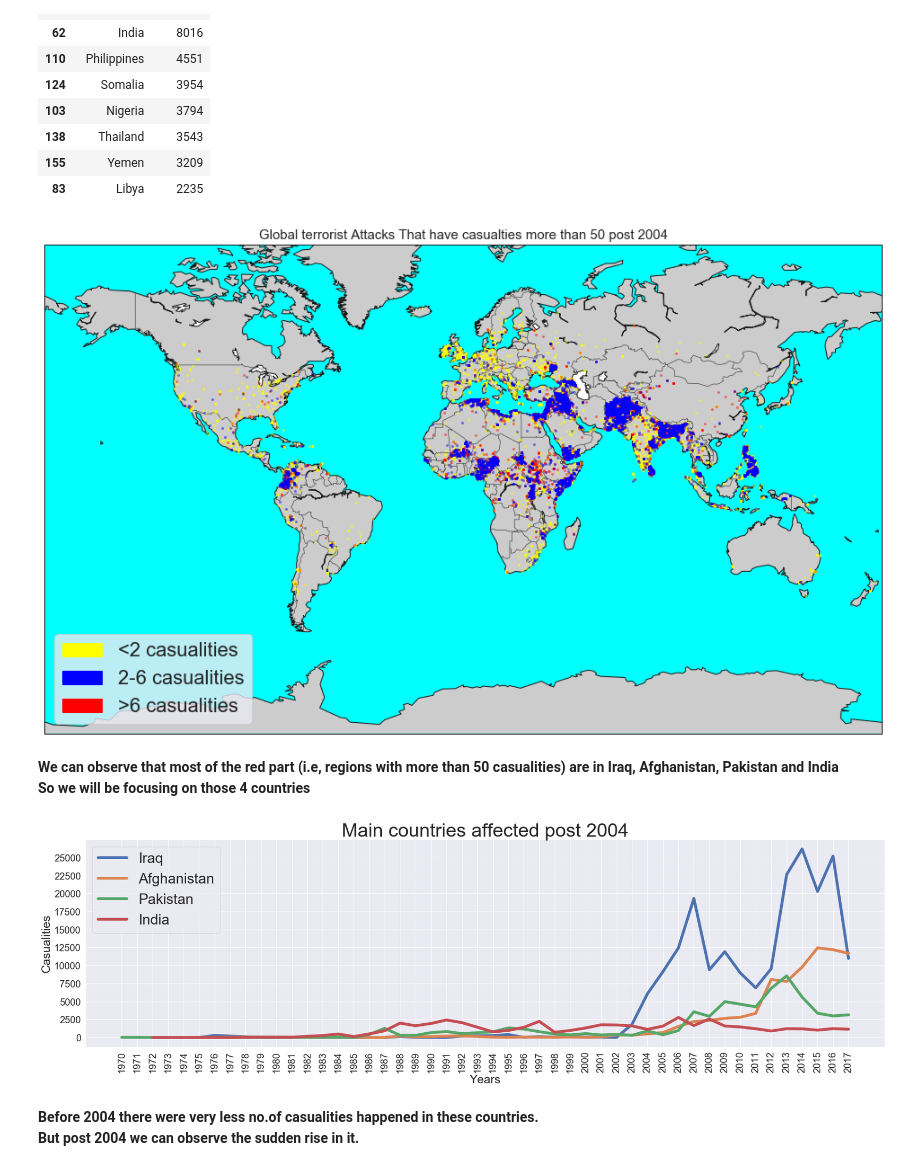
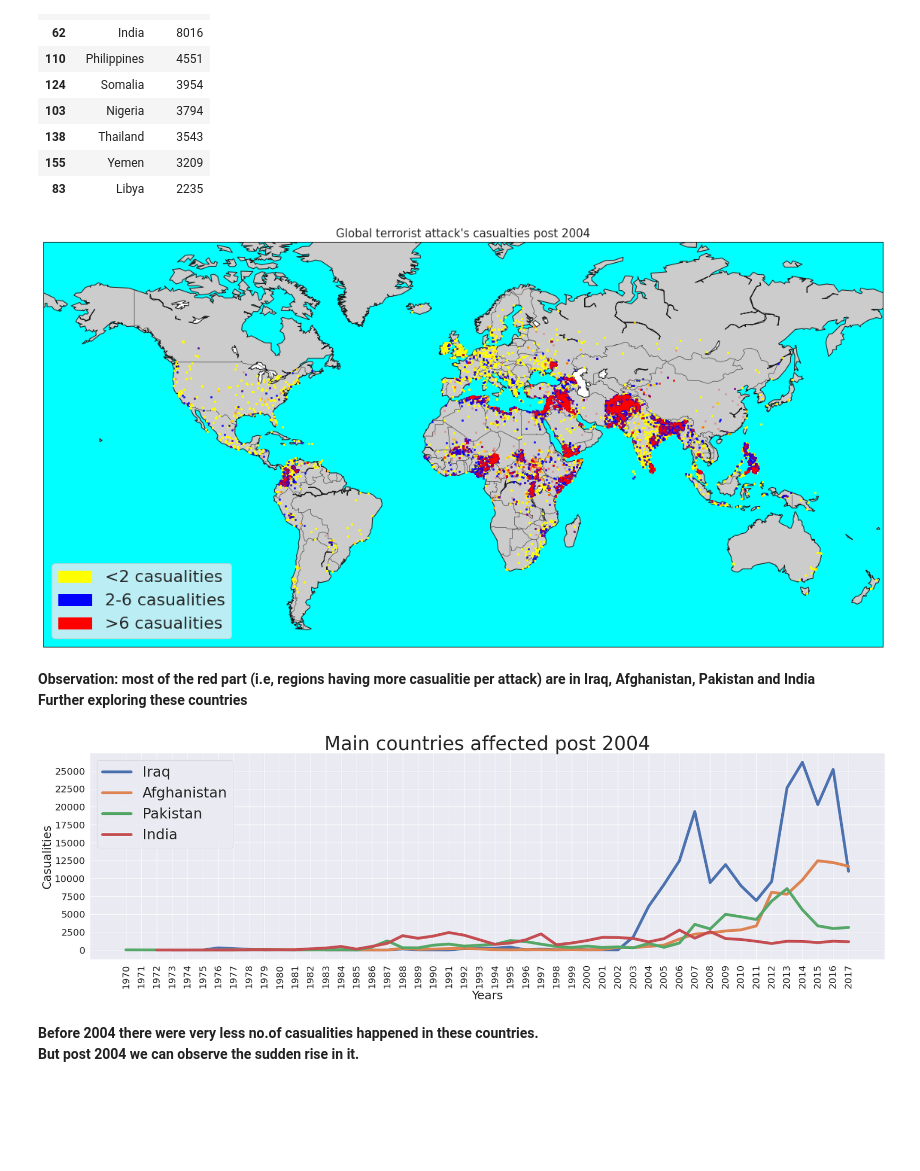
Before and after one commit to bhanuprakash-7/Global_Terrorsim_EDA, a Jupyter notebook: GlobalTerrorismEDA.ipynb, the cells around one changed output. Saved outputs shown, nothing was run; the diff lists cells and outputs as text; code cells hidden in the pictures; blank space fills up the shorter version.

```diff
--- a/GlobalTerrorismEDA.ipynb
+++ b/GlobalTerrorismEDA.ipynb
@@ -12,6 +64,6 @@ pd.set_option('display.width', 500)
 # %% [markdown]
 # 1. Reading the data
 # %%
-#reading csv file into dataframe
-terror = pd.read_csv('Global Terrorism Data.csv',encoding='latin1',low_memory=False)
+# reading csv file into dataframe
+terror = pd.read_csv('/content/drive/MyDrive/Colab Notebooks/Global Terrorism Analysis - Abdul Wadood/Copy of Global Terrorism Data.csv', encoding='latin1', low_memory=False)
 # %% [markdown]
@@ -288,40 +351,40 @@ after.groupby('Country')['event_id'].count().reset_index().sort_values(by='event
 | 155 | Yemen | 3209 |
 | 83 | Libya | 2235 |
 # %%
-from mpl_toolkits.basemap import Basemap
-import matplotlib.patches as mpatches
+# plotting casualties across countries post 2004 on world map, using Basemap
+
 pd.options.mode.chained_assignment = None
 after['casualities'] = after['Wounds'] + after['Deaths']
-global_map = Basemap(projection='mill',llcrnrlat=-80,urcrnrlat=80, llcrnrlon=-180,urcrnrlon=180,lat_ts=20,resolution='c',lat_0=True,lat_1=True)
+global_map = Basemap(projection='mill',llcrnrlat=-60,urcrnrlat=80, llcrnrlon=-180,urcrnrlon=180,lat_ts=20,resolution='c',lat_0=True,lat_1=True)
 
 lat_=list(after[after['casualities']<=2].Latitude)
 long_=list(after[after['casualities']<=2].Longitude)
 x_,y_=global_map(long_,lat_)
-global_map.plot(x_, y_,'go',markersize=2,color = 'yellow',alpha=0.4)
+global_map.plot(x_, y_,'go',markersize=2,color = 'yellow',alpha=1)
+
+lat_=list(after[(after['casualities']>2) & (after['casualities']<=6)].Latitude)
+long_=list(after[(after['casualities']>2) & (after['casualities']<=6)].Longitude)
+x_,y_=global_map(long_,lat_)
+global_map.plot(x_, y_,'go',markersize=2,color = 'blue',alpha=0.8)
 
 lat_=list(after[after['casualities']>6].Latitude)
 long_=list(after[after['casualities']>6].Longitude)
 x_,y_=global_map(long_,lat_)
-global_map.plot(x_, y_,'go',markersize=2,color = 'red',alpha=0.4)
-
-lat_=list(after[(after['casualities']>2) & (after['casualities']<=6)].Latitude)
-long_=list(after[(after['casualities']>2) & (after['casualities']<=6)].Longitude)
-x_,y_=global_map(long_,lat_)
-global_map.plot(x_, y_,'go',markersize=2,color = 'blue',alpha=0.4)
+global_map.plot(x_, y_,'go',markersize=2,color = 'red',alpha=0.2)
 
 global_map.drawcoastlines()
 global_map.drawcountries()
 global_map.fillcontinents(lake_color='white')
 global_map.drawmapboundary(fill_color='#00ffff')
 fig=plt.gcf()
 fig.set_size_inches(20,10)
-plt.title('Global terrorist Attacks That have casualties more than 50 post 2004',fontsize = 15)
+plt.title("Global terrorist attack's casualties post 2004",fontsize = 15)
 
 plt.legend(loc='lower left',handles=[mpatches.Patch(color='yellow',label='<2 casualities'),mpatches.Patch(color='blue',label='2-6 casualities'),mpatches.Patch(color='red',label='>6 casualities')])
 
 plt.show()
 # %% [output]
-[figure, old version]
+[figure, new version]
 # %% [markdown]
-<b>We can observe that most of the red part (i.e, regions with more than 50 casualities) are in Iraq, Afghanistan, Pakistan and India <br> So we will be focusing on those 4 countries</b>
+<b>Observation: most of the red part (i.e, regions having more casualitie per attack) are in Iraq, Afghanistan, Pakistan and India <br> Further exploring these countries</b>
 # %%
@@ -331,7 +395,7 @@ Afg_data = df[df['Country']=='Afghanistan'].groupby('Year')['Casualities'].sum()
 Pak_data = df[df['Country']=='Pakistan'].groupby('Year')['Casualities'].sum().reset_index()
 Ind_data = df[df['Country']=='India'].groupby('Year')['Casualities'].sum().reset_index()
 # %%
-#Casualities of the 4 countries after and before 2004
+# plotting the Casualities of the 4 countries across years
 plt.figure(figsize=(30, 8))
 a = sns.lineplot(x='Year',y='Casualities',data=Iraq_data,linewidth = 6,label='Iraq')
 a = sns.lineplot(x='Year',y='Casualities',data=Afg_data,linewidth = 6,label='Afghanistan')
@@ -349,7 +413,7 @@ plt.xticks(rotation=90)
 plt.legend(fontsize=30)
 plt.show()
 # %% [output]
-[figure, old version]
+[figure, new version]
 # %% [markdown]
 <b>Before 2004 there were very less no.of casualities happened in these countries.<br>
 But post 2004 we can observe the sudden rise in it.<br></b>
```
Also changed, not shown: parts of 43 cells of this notebook.
